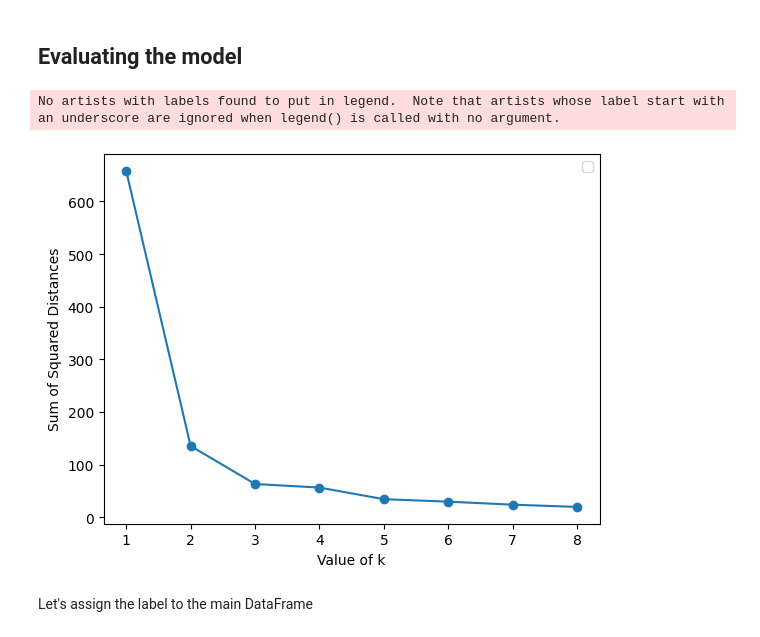
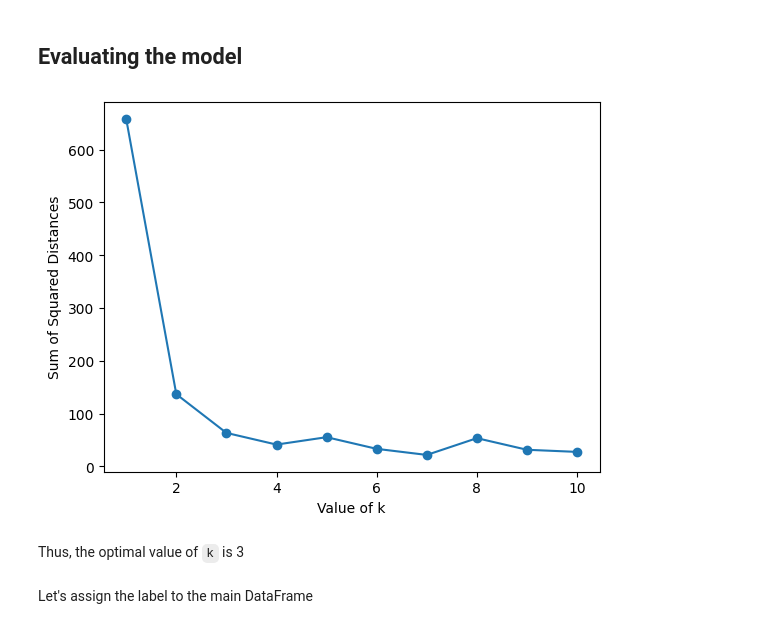
Before and after one commit to ahsanzizan/iris-kmeans, a Jupyter notebook: main.ipynb, the cells around one changed output. Drawn from its saved outputs; the diff is of its cells as text; code cells hidden in the pictures.

Commit message:
Upload Progress (Fix the elbow method bug)

```diff
--- a/main.ipynb
+++ b/main.ipynb
@@ -265,7 +265,7 @@ plot_cluster(X, model._centroids, model._labels)
 # %% [markdown]
 ## Evaluating the model
 # %%
-def elbow_method(test_model: KMeans, max_k=10):
+def elbow_method(max_k=10):
     # Sum of Squared Distances
     ssd = list()
 
@@ -277,13 +277,13 @@ def elbow_method(test_model: KMeans, max_k=10):
     plt.plot(range(1, max_k + 1), ssd, marker='o')
     plt.xlabel('Value of k')
     plt.ylabel('Sum of Squared Distances')
-    plt.legend()
     plt.show()
-# %%
-elbow_method(model, max_k=8)
-# %% [output]
-No artists with labels found to put in legend.  Note that artists whose label start with an underscore are ignored when legend() is called with no argument.
-[figure, removed]
+# %%
+elbow_method(10)
+# %% [output]
+[figure, added]
+# %% [markdown]
+Thus, the optimal value of `k` is 3
 # %% [markdown]
 Let's assign the label to the main DataFrame
 # %%
```
Also changed, not shown: parts of 6 cells of this notebook.
